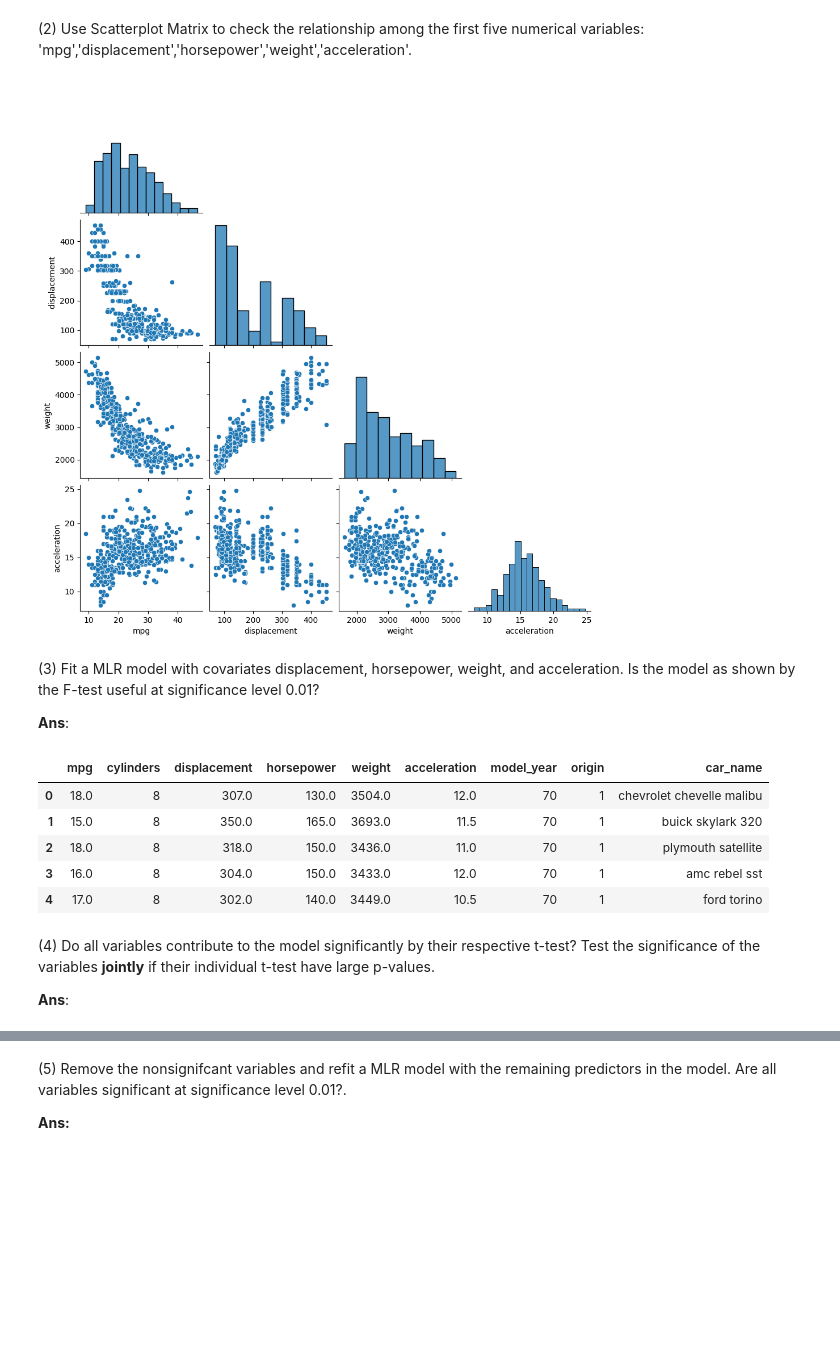
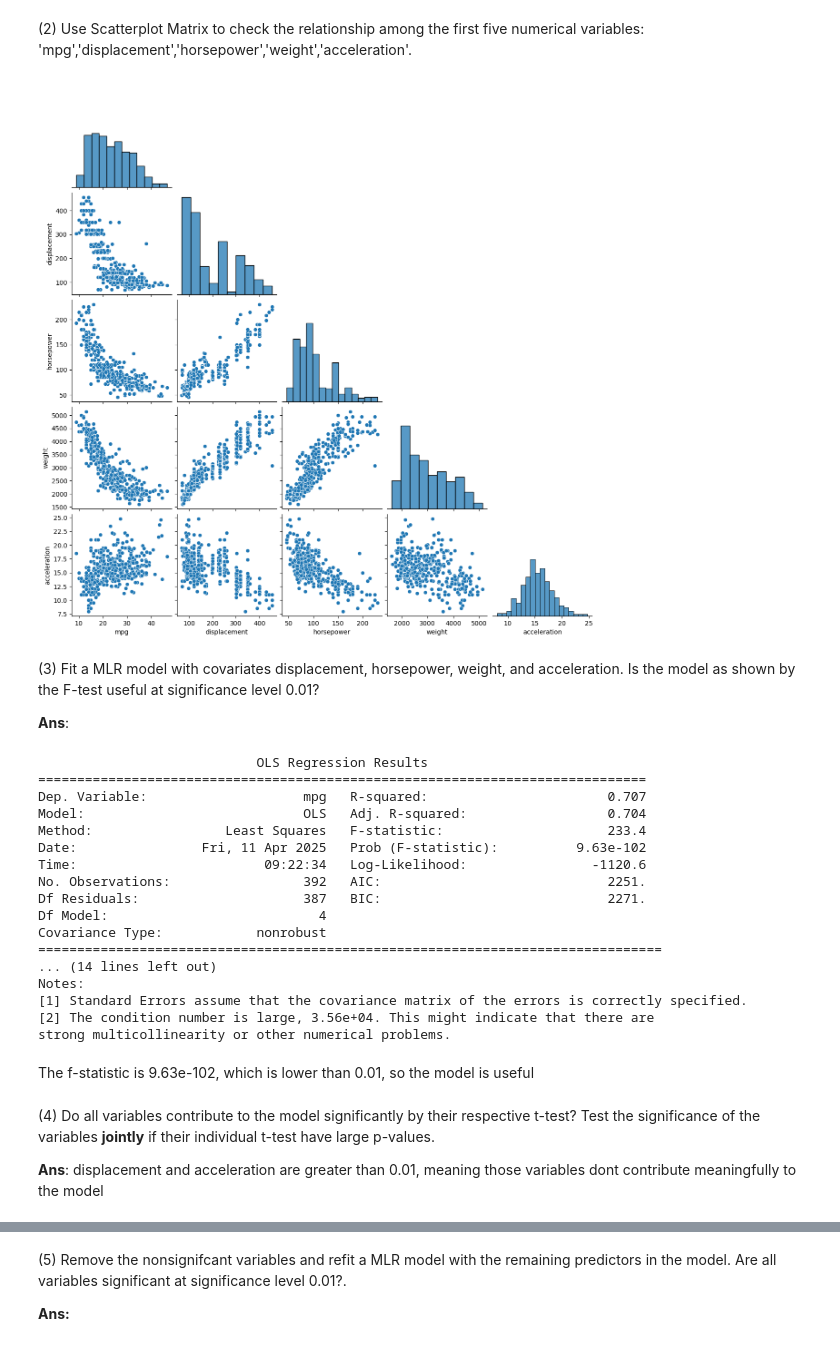
Before and after one commit to rmedcraft/Statistical-Methods, a Jupyter notebook: Project 5/Project5.ipynb, the cells around one changed output, grey strips where cells are left out. Cells and saved outputs as stored; diff of their text form; code cells hidden in the pictures; blank space fills up the shorter version.

```diff
--- a/Project 5/Project5.ipynb
+++ b/Project 5/Project5.ipynb
@@ -121,7 +121,8 @@ data=pd.read_table("http://archive.ics.uci.edu/ml/machine-learning-databases/aut
 (1) Clean the data by removing all missing values.
 # %%
 data['horsepower'].replace('?', pd.NA, inplace=True)
-data = data.dropna()
+data['horsepower'] = pd.to_numeric(data['horsepower'], errors='coerce')
+clean_data = data.dropna()
 # %% [output]
 The behavior will change in pandas 3.0. This inplace method will never work because the intermediate object on which we are setting values always behaves as a copy.
 
@@ -132,29 +133,43 @@ For example, when doing 'df[col].method(value, inplace=True)', try using 'df.met
 # %% [markdown]
 (2) Use Scatterplot Matrix to check the relationship among the first five numerical variables: 'mpg','displacement','horsepower','weight','acceleration'.
 # %%
-scatter_data = data[["mpg", "displacement", "horsepower", "weight", "acceleration"]]
+scatter_data = clean_data[["mpg", "displacement", "horsepower", "weight", "acceleration"]]
 
 sns.pairplot(scatter_data, diag_kind="hist", corner=True)
 plt.show()
 # %% [output]
-[figure, old version]
+[figure, new version]
 # %% [markdown]
 (3) Fit a MLR model with covariates displacement, horsepower, weight, and acceleration.   Is the model as shown by the F-test useful at significance level 0.01?
 
 **Ans**:
 # %%
 # "displacement", "horsepower", "weight", "acceleration"
-model2=ols('mpg~displacement+horsepower+weight+acceleration', data).fit()
-data.head()
+mlr_model = smf.ols("mpg ~ displacement + horsepower + weight + acceleration", data=clean_data).fit()
+# model2=ols('mpg~displacement+horsepower+weight+acceleration', clean_data).fit()
+print(mlr_model.summary())
 # print(model2.summary())
 # %% [output]
-|  | mpg | cylinders | displacement | horsepower | weight | acceleration | model_year | origin | car_name |
-| 0 | 18.0 | 8 | 307.0 | 130.0 | 3504.0 | 12.0 | 70 | 1 | chevrolet chevelle malibu |
-| 1 | 15.0 | 8 | 350.0 | 165.0 | 3693.0 | 11.5 | 70 | 1 | buick skylark 320 |
-| 2 | 18.0 | 8 | 318.0 | 150.0 | 3436.0 | 11.0 | 70 | 1 | plymouth satellite |
-| 3 | 16.0 | 8 | 304.0 | 150.0 | 3433.0 | 12.0 | 70 | 1 | amc rebel sst |
-| 4 | 17.0 | 8 | 302.0 | 140.0 | 3449.0 | 10.5 | 70 | 1 | ford torino |
+                            OLS Regression Results
+==============================================================================
+Dep. Variable:                    mpg   R-squared:                       0.707
+Model:                            OLS   Adj. R-squared:                  0.704
+Method:                 Least Squares   F-statistic:                     233.4
+Date:                Fri, 11 Apr 2025   Prob (F-statistic):          9.63e-102
+Time:                        09:22:34   Log-Likelihood:                -1120.6
+No. Observations:                 392   AIC:                             2251.
+Df Residuals:                     387   BIC:                             2271.
+Df Model:                           4
+Covariance Type:            nonrobust
+================================================================================
+... (14 lines left out)
+Notes:
+[1] Standard Errors assume that the covariance matrix of the errors is correctly specified.
+[2] The condition number is large, 3.56e+04. This might indicate that there are
+strong multicollinearity or other numerical problems.
+# %% [markdown]
+The f-statistic is 9.63e-102, which is lower than 0.01, so the model is useful
 # %% [markdown]
 (4) Do all variables contribute to the model significantly by their respective t-test?  Test the significance of the variables **jointly** if their individual t-test have large p-values.
 
-**Ans**:
+**Ans**:  displacement and acceleration are greater than 0.01, meaning those variables dont contribute meaningfully to the model
```
Also changed, not shown: parts of 7 cells of this notebook.
